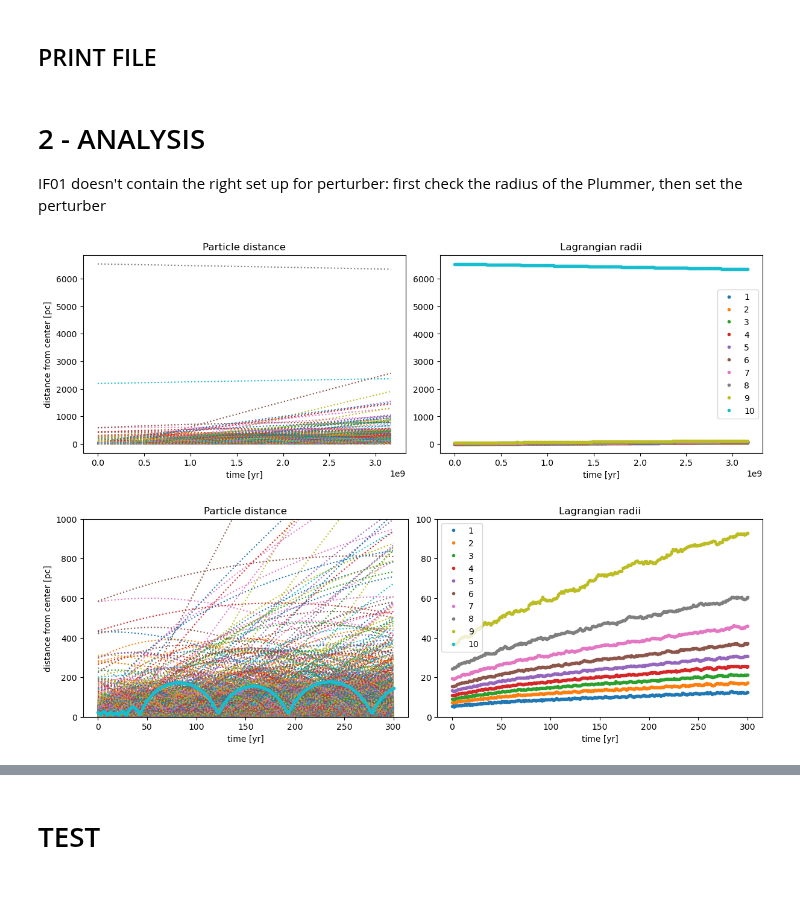
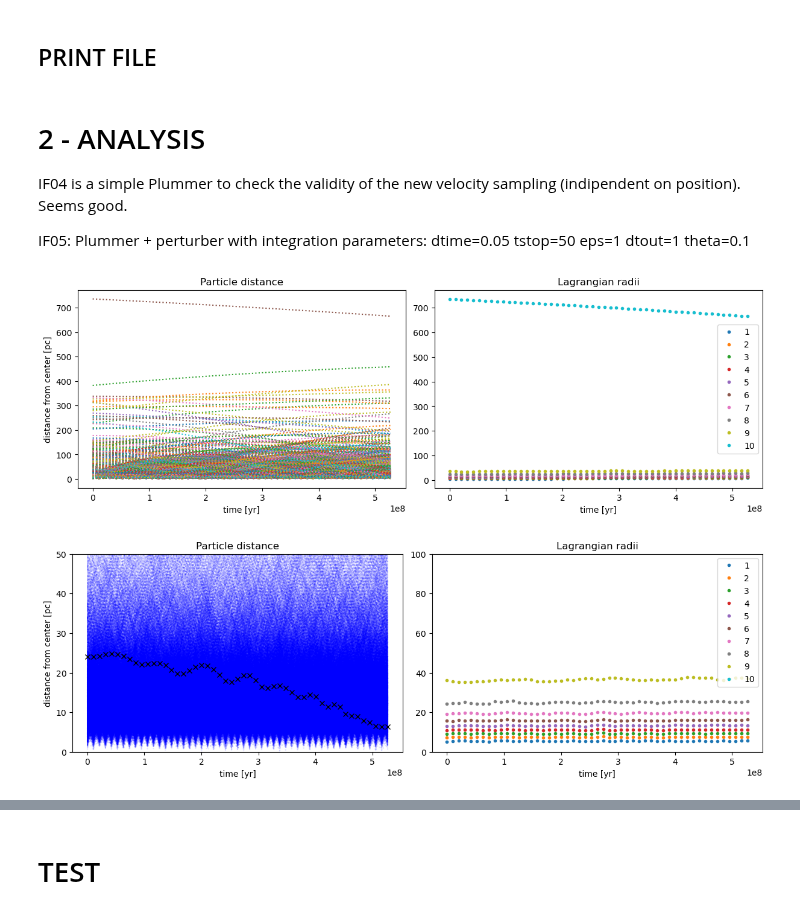
Before and after one commit to RoccoGiugni/DoSS-24-25, a Jupyter notebook: PS05/PS05.ipynb, the cells around one changed output, grey strips where cells are left out. Drawn from its saved outputs; the diff is of its cells as text; code cells hidden in the pictures.

Commit message:
Input file of Plummer + perturber and plot of the angular momentum

```diff
--- a/PS05/PS05.ipynb
+++ b/PS05/PS05.ipynb
@@ -192,7 +199,7 @@ vx, vy, vz = np.hstack((vx, vx_per)), np.hstack((vy, vy_per)), np.hstack((vz, vz
 # %%
 # FOR TREECODE
 
-file_in = 'IF04.txt'
+file_in = 'IF05.txt'
 
 m = m / M0
 
@@ -219,7 +226,9 @@ with open(file_in, 'w') as file:
     np.savetxt(file, out_v)
 # %% [markdown]
 # 2 - ANALYSIS
-IF01 doesn't contain the right set up for perturber: first check the radius of the Plummer, then set the perturber
+IF04 is a simple Plummer to check the validity of the new velocity sampling (indipendent on position). Seems good.
+
+IF05: Plummer + perturber with integration parameters: dtime=0.05 tstop=50 eps=1 dtout=1 theta=0.1
 # %%
 # Reading file
 
@@ -268,15 +252,39 @@ d_CM = np.sqrt(x_CM**2 + y_CM**2 + z_CM**2)
+# %%
+# FETCHING DATA
+
+m = np.loadtxt(m_rows) # masses
+m = np.tile(m, 3).reshape((time.size, N, 3)).transpose((1, 0, 2))
+
+r = np.loadtxt(r_rows) # positions
+r = r.reshape((time.size, N, 3)).transpose((1, 0, 2))
+d = np.linalg.norm(r, axis=2) # distance from center
+
+v = np.loadtxt(v_rows) # velocities
+v = v.reshape((time.size, N, 3)).transpose((1, 0, 2))
+vm = np.linalg.norm(v, axis=2)
+
+
+# MOVE TO CM FRAME
+r_cm = np.average(r, axis=0, weights=m)
+v_cm = np.average(v, axis=0, weights=m)
+
+r_CM = r - r_cm
+d_CM = np.linalg.norm(r_CM, axis=2)
+
+v_CM = v - v_cm
+
+l_CM = np.cross(r_CM[-1], v_CM[-1])
 # %%
 # Plotting distance vs time in the CF
 
 fig, (ax, bx) = plt.subplots(1, 2, figsize=(12, 4), layout='constrained')
 
-d_mtx = d.reshape((time.size, N))
-d_sort = np.sort(d_mtx, axis=1)
+d_sort = np.sort(d, axis=0)
 
 # Distance from the CF center of each p.cle
 for i in range(N):
     #ax.plot(time, d[i::N], '.')
-    ax.plot(time * T0, d_mtx[:, i], ':')
+    ax.plot(time * T0, d[i], ':')
 
 ax.set_title('Particle distance')
 ax.set_xlabel('time [yr]')
@@ -284,7 +292,7 @@ ax.set_ylabel('distance from center [pc]')
 
 # Lagrangian radii in the CF
 for i in range(10):
-    bx.plot(time * T0, d_sort[:, int((i+1) * N / 10) - 1], '.', label=i+1)
+    bx.plot(time * T0, d_sort[int((i+1) * N / 10) - 1], '.', label=i+1)
 
 #bx.set_ylim(0, 100)
 
@@ -294,34 +302,34 @@ bx.legend()
 
 plt.show()
 # %% [output]
-[figure, old version]
+[figure, new version]
 # %%
 # Plotting distance vs time in the system center (i.e. the CM)
 
 fig, (ax, bx) = plt.subplots(1, 2, figsize=(12, 4), layout='constrained')
 
-d_s = np.sort(d_CM, axis=1)
+d_s = np.sort(d_CM, axis=0)
 
 # Distance of each p.cle from the CM
 for i in range(N-1):
-    ax.plot(time, d_CM[:, i], ':')
-ax.plot(time, d_CM[:, -1], '.')
-ax.set_ylim(0, 1000)
+    ax.plot(time * T0, d_CM[i], ':', color='b', alpha=.1)
+ax.plot(time * T0, d_CM[-1], 'x', color='k')
+ax.set_ylim(0, 50)
 
 ax.set_title('Particle distance')
 ax.set_xlabel('time [yr]')
 ax.set_ylabel('distance from center [pc]')
 
 # Lagrangian radii
 for i in range(10):
-    bx.plot(time, d_s[:, int((i+1) * N / 10) - 1], '.', label=i+1)
+    bx.plot(time * T0, d_s[int((i+1) * N / 10) - 1], '.', label=i+1)
 
 bx.set_ylim(0, 100)
 
 bx.set_title('Lagrangian radii')
 bx.set_xlabel('time [yr]')
 bx.legend()
 
 plt.show()
 # %% [output]
-[figure, old version]
+[figure, new version]
```
Also changed, not shown: parts of 13 cells of this notebook, 1 other file.
